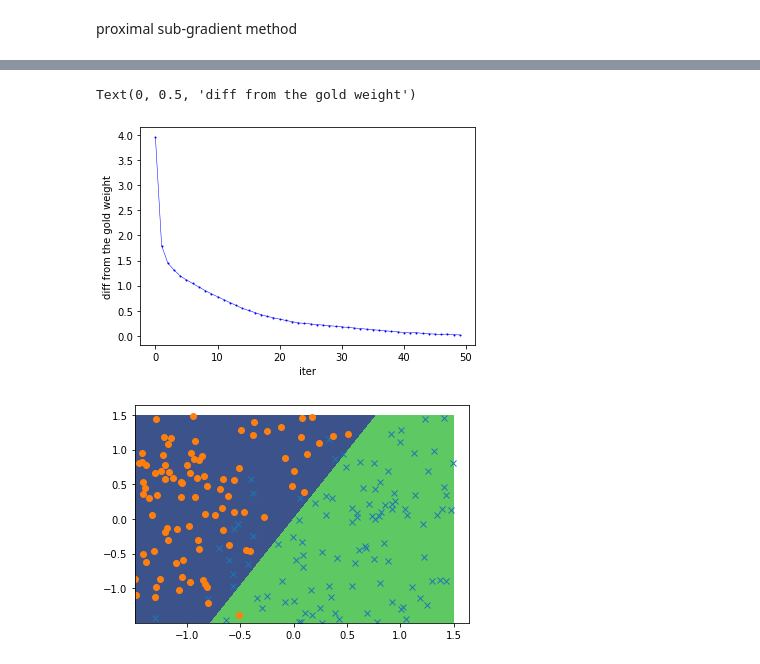
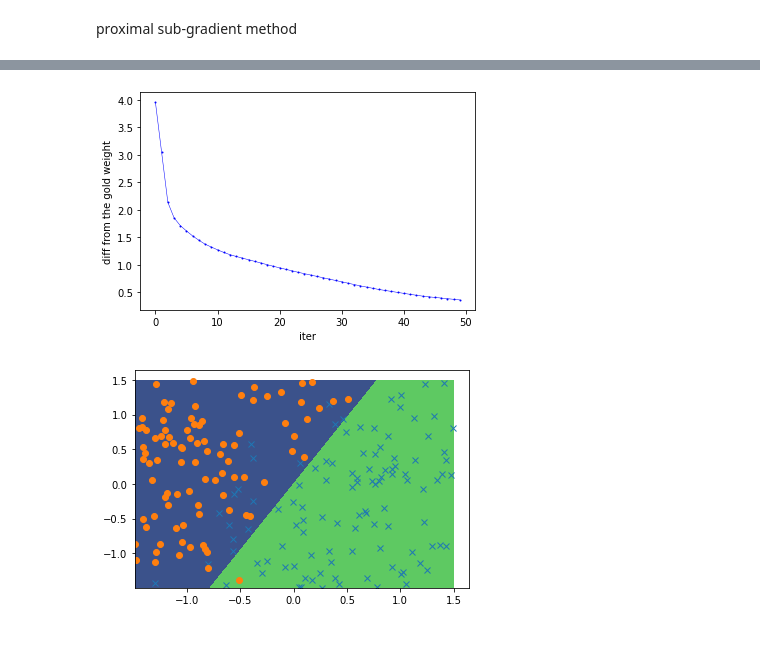
Before and after one commit to kazuna-code/aml-midterm, a Jupyter notebook: problem4.ipynb, the cells around one changed output, grey strips where cells are left out. Drawn from its saved outputs; the diff is of its cells as text; code cells hidden in the pictures.

```diff
--- a/problem4.ipynb
+++ b/problem4.ipynb
@@ -82,7 +82,7 @@ def hinge_grad (x, y, w):
     for i in range(len(ywx)):
         if ywx[i] < 1:
             sub_grad[i,:] = -1 * y[i] * x[i, :]
-        elif ywx[i] == 0:
+        elif ywx[i] == 1:
             sub_grad[i,:] = -1 * eta * y[i] * x[i, :]
         else:
             sub_grad[i,:] = 0
@@ -93,14 +93,15 @@ num_iter = 100
 X = x_d4[:, :2]
 y = y_d4
 wt = np.random.randn(2,)
-lip = 30 * np.max(X[:,0]**2)
+#L = 30 * np.max(X[:,0]**2)
+L = np.max(np.linalg.eig(X.T @ X)[0])
 
 wt_history = []
 for t in range(num_iter):
     wt_history.append(wt)
     grad = hinge_grad(X, y, wt)
-    wt1 = wt - 1/lip * grad
-    wt = st_ops(wt1, lam/lip)
+    wt1 = wt - 1/L * grad
+    wt = st_ops(wt1, lam/L)
 wt_history = np.vstack(wt_history)
 w_pro = wt
 # %%
@@ -113,13 +117,16 @@ plt.plot(wt_history[:show_iter,0], wt_history[:show_iter,1], 'o-', markersize=3,
 # %%
 show_iter = 50
+
+fig = plt.figure()
 
 plt.plot(np.linalg.norm(wt_history[:show_iter] - w_cvx.reshape(1,2), axis=1), 'bo-', linewidth=0.5, markersize=1,)
 
 plt.xlabel('iter')
 plt.ylabel('diff from the gold weight')
+
+fig.savefig("fig/proximal_subgrad.png")
 # %% [output]
-Text(0, 0.5, 'diff from the gold weight')
-[figure, old version]
+[figure, new version]
 # %%
 plot_bi(x_d4[:,0], x_d4[:,1], y_d4, w_pro)
 # %% [output]
```
Also changed, not shown: parts of 1 cell of this notebook.
